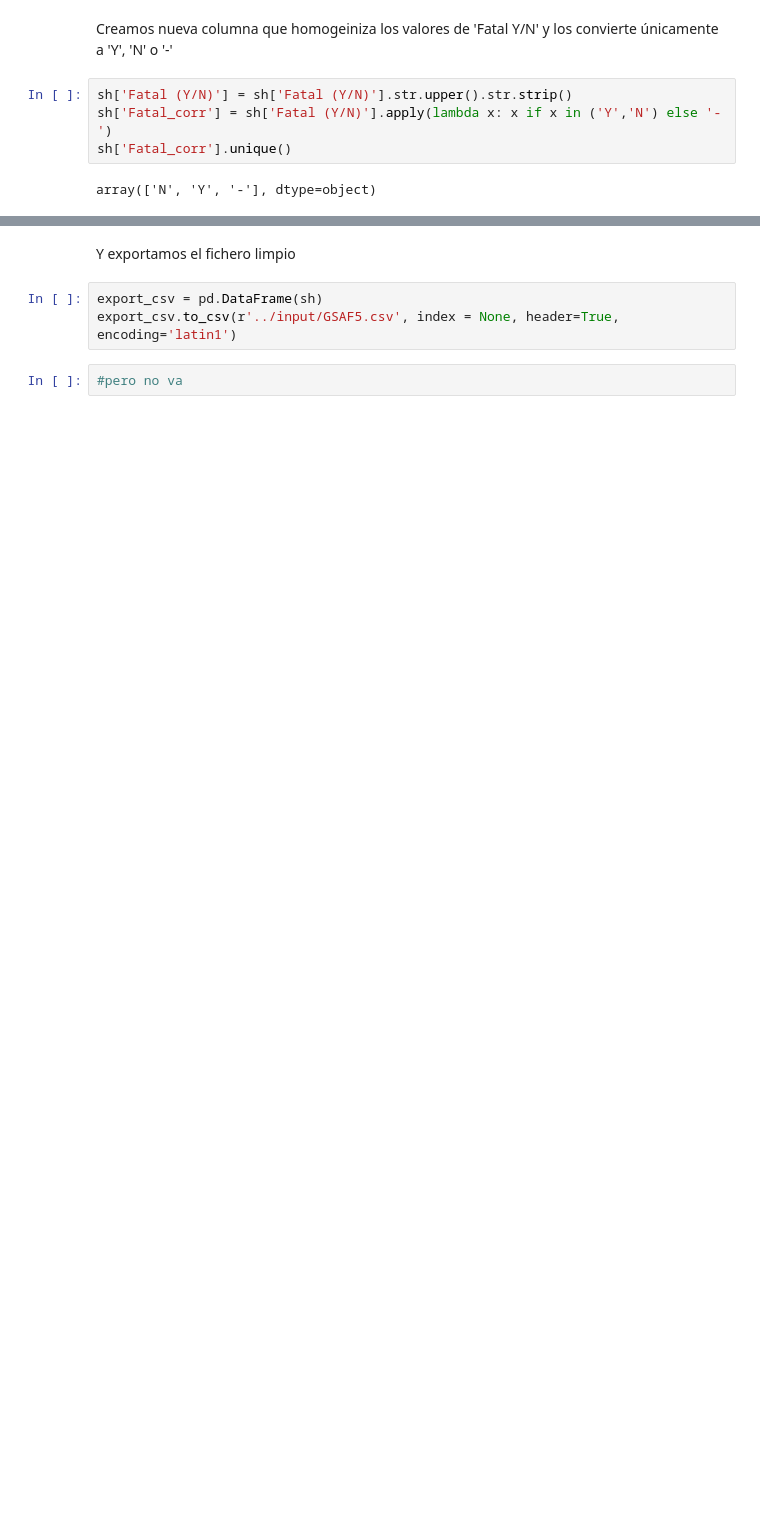
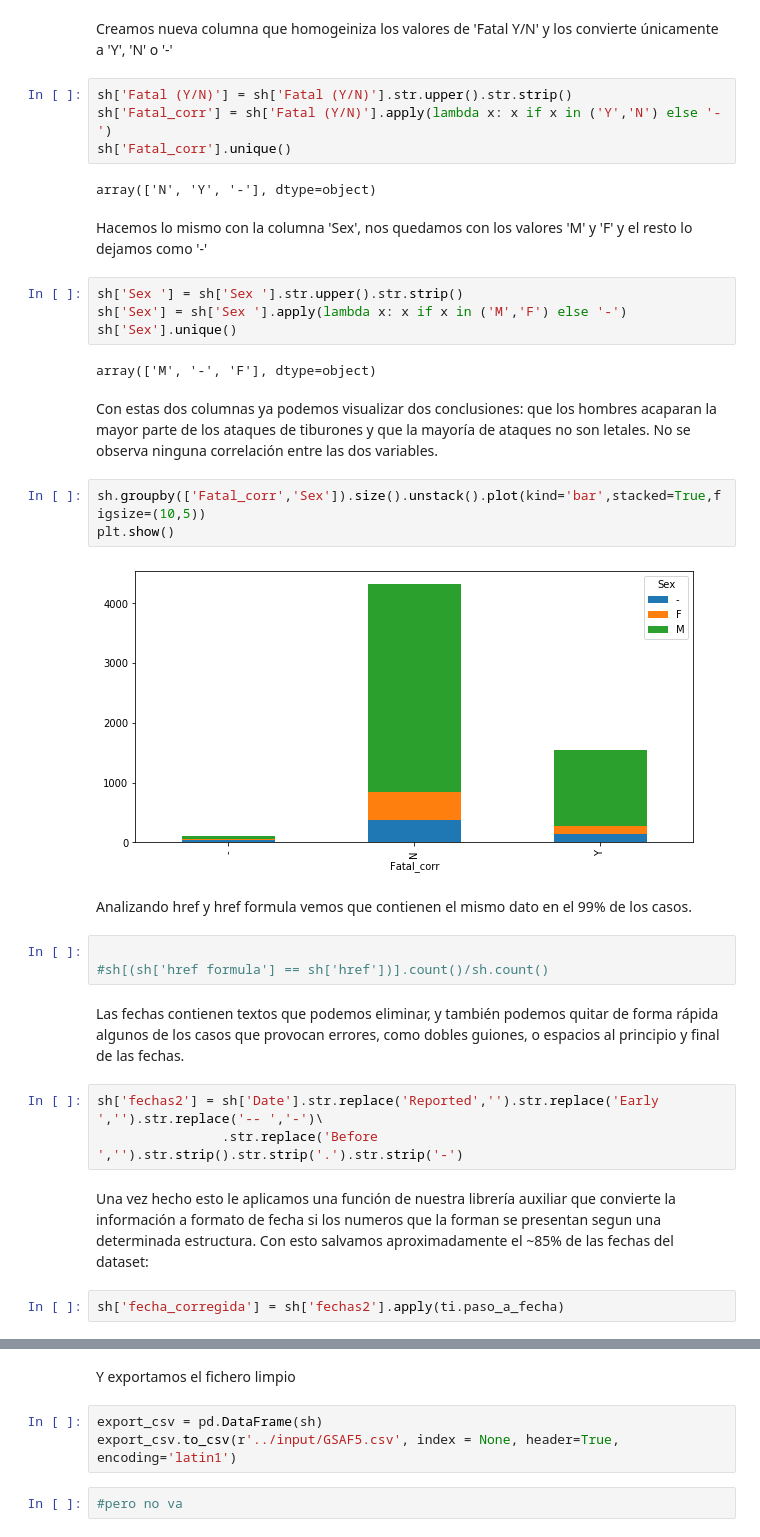
Before and after one commit to SergioGomis/shark-dataset-cleanup, a Jupyter notebook: src/data-cleanup-project.ipynb, the cells around one changed output, grey strips where cells are left out. Drawn from its saved outputs; the diff is of its cells as text; blank space fills up the shorter version.

```diff
--- a/src/data-cleanup-project.ipynb
+++ b/src/data-cleanup-project.ipynb
@@ -230,3 +80,32 @@ sh['Fatal_corr'] = sh['Fatal (Y/N)'].apply(lambda x: x if x in ('Y','N') else '-
 sh['Fatal_corr'].unique()
 # %% [output]
 array(['N', 'Y', '-'], dtype=object)
+# %% [markdown]
+Hacemos lo mismo con la columna 'Sex', nos quedamos con los valores 'M' y 'F' y el resto lo dejamos como '-'
+# %%
+sh['Sex '] = sh['Sex '].str.upper().str.strip()
+sh['Sex'] = sh['Sex '].apply(lambda x: x if x in ('M','F') else '-')
+sh['Sex'].unique()
+# %% [output]
+array(['M', '-', 'F'], dtype=object)
+# %% [markdown]
+Con estas dos columnas ya podemos visualizar dos conclusiones: que los hombres acaparan la mayor parte de los ataques de tiburones y que la mayoría de ataques no son letales. No se observa ninguna correlación entre las dos variables.
+# %%
+sh.groupby(['Fatal_corr','Sex']).size().unstack().plot(kind='bar',stacked=True,figsize=(10,5))
+plt.show()
+# %% [output]
+[figure, added]
+# %% [markdown]
+Analizando href y href formula vemos que contienen el mismo dato en el 99% de los casos.
+# %%
+
+#sh[(sh['href formula'] == sh['href'])].count()/sh.count()
+# %% [markdown]
+Las fechas contienen textos que podemos eliminar, y también podemos quitar de forma rápida algunos de los casos que provocan errores, como dobles guiones, o espacios al principio y final de las fechas.
+# %%
+sh['fechas2'] = sh['Date'].str.replace('Reported','').str.replace('Early ','').str.replace('-- ','-')\
+                .str.replace('Before ','').str.strip().str.strip('.').str.strip('-')
+# %% [markdown]
+Una vez hecho esto le aplicamos una función de nuestra librería auxiliar que convierte la información a formato de fecha si los numeros que la forman se presentan segun una determinada estructura. Con esto salvamos aproximadamente el ~85% de las fechas del dataset:
+# %%
+sh['fecha_corregida'] = sh['fechas2'].apply(ti.paso_a_fecha)
```
Also changed, not shown: parts of 30 cells of this notebook, 1 other file.
